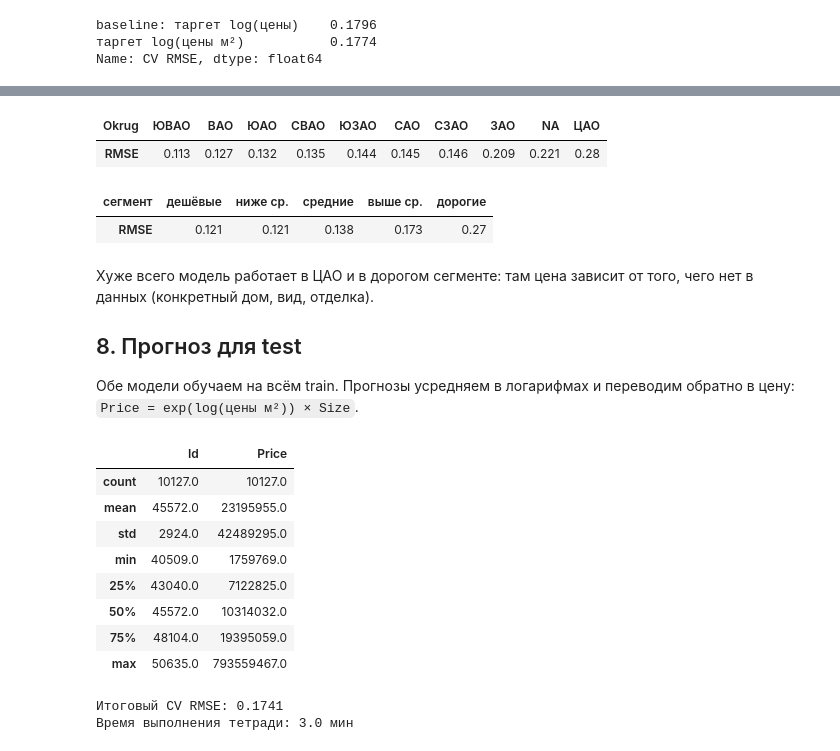
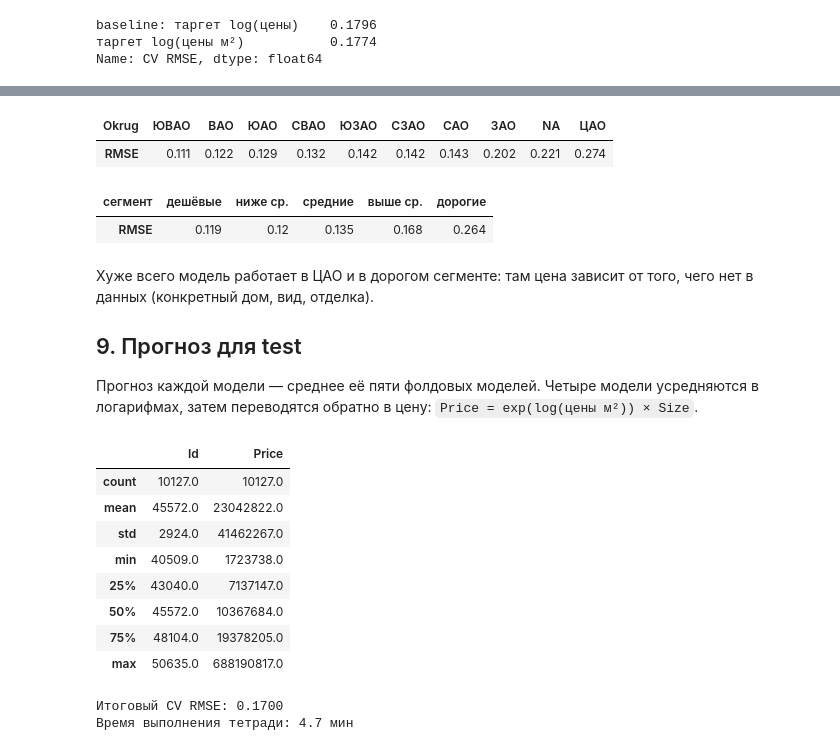
Before and after one commit to Nerbi357/kaggle-pro, a Jupyter notebook: 01_moscow_flat_prices/solution.ipynb, the cells around one changed output, grey strips where cells are left out. Drawn from its saved outputs; the diff is of its cells as text; code cells hidden in the pictures.

```diff
--- a/01_moscow_flat_prices/solution.ipynb
+++ b/01_moscow_flat_prices/solution.ipynb
@@ -163,0 +213,18 @@ Name: CV RMSE, dtype: float64
+# %%
+lgb_params = dict(n_estimators=3000, learning_rate=0.02, num_leaves=127, min_child_samples=5, reg_lambda=5,
+                  subsample=0.8, subsample_freq=1, colsample_bytree=1.0, random_state=SEED, verbose=-1, n_jobs=N_JOBS)
+xgb_params = dict(n_estimators=1500, learning_rate=0.03, grow_policy="lossguide", max_leaves=127, max_depth=0,
+                  subsample=0.8, colsample_bytree=0.8, enable_categorical=True, tree_method="hist",
+                  max_cat_to_onehot=1, random_state=SEED, n_jobs=N_JOBS)
+
+results = {}
+for name, make_model, D, D_test, enc in [
+    ("LightGBM", lambda: lgb.LGBMRegressor(**lgb_params), X, X_test, None),
+    ("XGBoost + счётчики", lambda: xgb.XGBRegressor(**{**xgb_params, "learning_rate": 0.02, "n_estimators": 2250}), X_cnt, X_cnt_test, None),
+    ("XGBoost, этажность-категория", lambda: xgb.XGBRegressor(**xgb_params), X_ft, X_ft_test, None),
+    ("ExtraTrees", lambda: ExtraTreesRegressor(n_estimators=200, max_features=1.0, n_jobs=N_JOBS, random_state=SEED), R, R_test, rank_encode),
+]:
+    t0 = time.time()
+    oof, pred, models = cv(make_model, D, D_test, encode=enc)
+    results[name] = {"oof": oof + log_size, "test": pred, "models": models}
+    print(f"{name:30s} CV {rmse(y, results[name]['oof']):.4f}   {time.time() - t0:5.0f} с")
@@ -163,0 +236,7 @@ Name: CV RMSE, dtype: float64
+# %%
+oof_avg = np.mean([r["oof"] for r in results.values()], axis=0)
+oof_names = list(results)
+resid_corr = pd.DataFrame({k: results[k]["oof"] - y for k in oof_names}).corr().round(3)
+print(f"Среднее четырёх моделей: CV {rmse(y, oof_avg):.4f}")
+print("По фолдам:", [round(rmse(y.values[va], oof_avg[va]), 4) for _, va in FOLDS])
+resid_corr
@@ -187,44 +280,41 @@ pd.DataFrame({"доля разбиений": lgb_full.feature_importances_ / lgb
 # %%
-err = pd.DataFrame({"Okrug": train.Okrug.fillna("NA"), "сегмент": pd.qcut(train.Price, 5, labels=["дешёвые", "ниже ср.", "средние", "выше ср.", "дорогие"]),
-                    "sq": (oof["Среднее"] - y) ** 2})
+err = pd.DataFrame({"Okrug": train.Okrug.fillna("NA"),
+                    "сегмент": pd.qcut(train.Price, 5, labels=["дешёвые", "ниже ср.", "средние", "выше ср.", "дорогие"]),
+                    "sq": (oof_avg - y) ** 2})
 display(err.groupby("Okrug").sq.mean().pow(0.5).round(3).sort_values().to_frame("RMSE").T)
 display(err.groupby("сегмент", observed=True).sq.mean().pow(0.5).round(3).to_frame("RMSE").T)
 # %% [output]
-| Okrug | ЮВАО | ВАО | ЮАО | СВАО | ЮЗАО | САО | СЗАО | ЗАО | NA | ЦАО |
-| RMSE | 0.113 | 0.127 | 0.132 | 0.135 | 0.144 | 0.145 | 0.146 | 0.209 | 0.221 | 0.28 |
+| Okrug | ЮВАО | ВАО | ЮАО | СВАО | ЮЗАО | СЗАО | САО | ЗАО | NA | ЦАО |
+| RMSE | 0.111 | 0.122 | 0.129 | 0.132 | 0.142 | 0.142 | 0.143 | 0.202 | 0.221 | 0.274 |
 | сегмент | дешёвые | ниже ср. | средние | выше ср. | дорогие |
-| RMSE | 0.121 | 0.121 | 0.138 | 0.173 | 0.27 |
+| RMSE | 0.119 | 0.12 | 0.135 | 0.168 | 0.264 |
 # %% [markdown]
 Хуже всего модель работает в ЦАО и в дорогом сегменте: там цена зависит от того, чего нет в данных (конкретный дом, вид, отделка).
 
-## 8. Прогноз для test
+## 9. Прогноз для test
 
-Обе модели обучаем на всём train. Прогнозы усредняем в логарифмах и переводим обратно в цену: `Price = exp(log(цены м²)) × Size`.
+Прогноз каждой модели — среднее её пяти фолдовых моделей. Четыре модели усредняются в логарифмах, затем переводятся обратно в цену: `Price = exp(log(цены м²)) × Size`.
 # %%
-X_test = to_model_frame(test)
-for c in CAT_COLS:   # те же категории, что и в train
-    X_test[c] = pd.Categorical(X_test[c], categories=X[c].cat.categories)
-
-xgb_full = final_models["XGBoost"]().fit(X, t)
-pred_t = (lgb_full.predict(X_test) + xgb_full.predict(X_test)) / 2
+pred_t = np.mean([r["test"] for r in results.values()], axis=0)
 submission = pd.DataFrame({"Id": test.Id, "Price": np.exp(pred_t) * test.Size})
 
-assert len(submission) == 10127 and submission.Price.notna().all() and (submission.Price > 0).all()
+assert len(submission) == 10127 and submission.Id.equals(test.Id)
+assert submission.Price.notna().all() and (submission.Price > 0).all()
 submission.to_csv("submissions/submission.csv", index=False)
 submission.describe().round(0)
 # %% [output]
 |  | Id | Price |
 | count | 10127.0 | 10127.0 |
-| mean | 45572.0 | 23195955.0 |
-| std | 2924.0 | 42489295.0 |
-| min | 40509.0 | 1759769.0 |
-| 25% | 43040.0 | 7122825.0 |
-| 50% | 45572.0 | 10314032.0 |
-| 75% | 48104.0 | 19395059.0 |
-| max | 50635.0 | 793559467.0 |
+| mean | 45572.0 | 23042822.0 |
+| std | 2924.0 | 41462267.0 |
+| min | 40509.0 | 1723738.0 |
+| 25% | 43040.0 | 7137147.0 |
+| 50% | 45572.0 | 10367684.0 |
+| 75% | 48104.0 | 19378205.0 |
+| max | 50635.0 | 688190817.0 |
 # %%
-print(f"Итоговый CV RMSE: {rmse(y, oof['Среднее']):.4f}")
+print(f"Итоговый CV RMSE: {rmse(y, oof_avg):.4f}")
 print(f"Время выполнения тетради: {(time.time() - START) / 60:.1f} мин")
 # %% [output]
-Итоговый CV RMSE: 0.1741
-Время выполнения тетради: 3.0 мин
+Итоговый CV RMSE: 0.1700
+Время выполнения тетради: 4.7 мин
```
Also changed, not shown: parts of 25 cells of this notebook, 2 other files.
